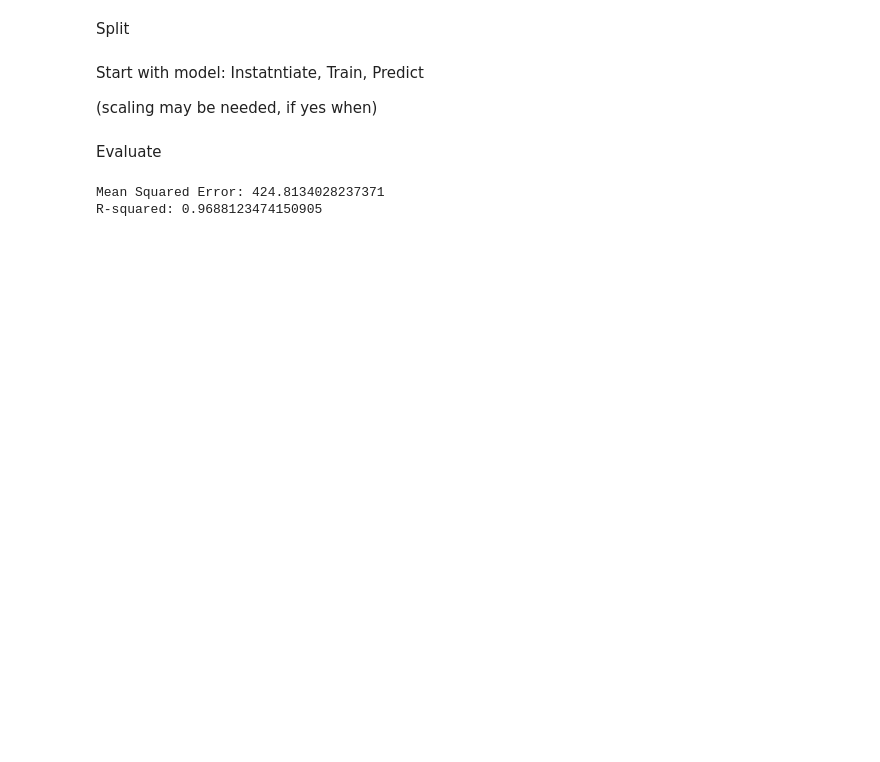
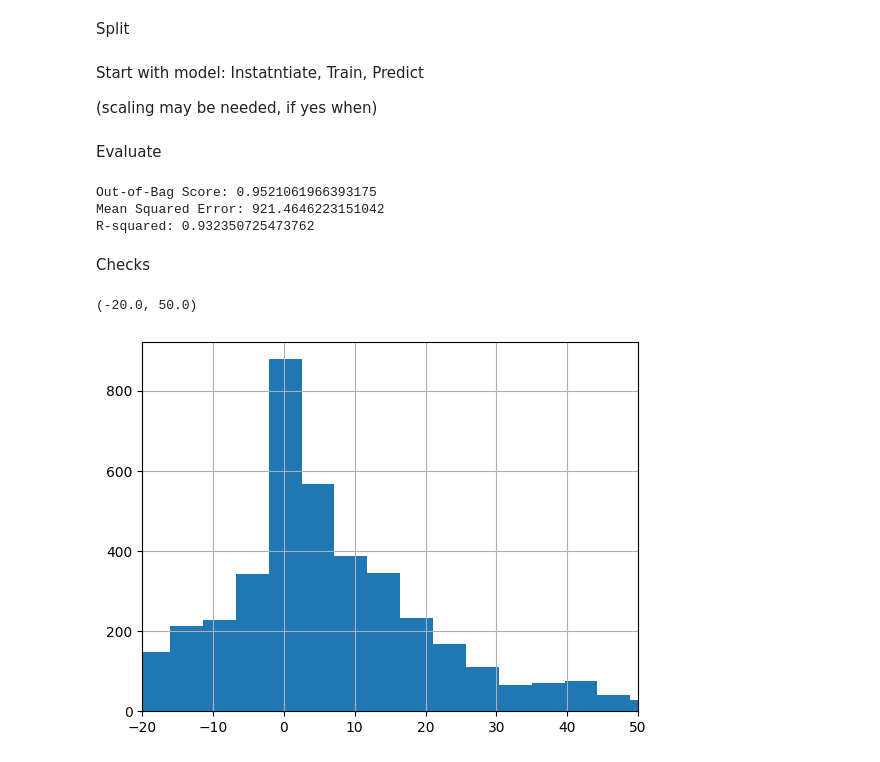
Before and after one commit to carn51/Assignment-1, a Jupyter notebook: host_reg.ipynb, the cells around one changed output. Saved outputs shown, nothing was run; the diff lists cells and outputs as text; code cells hidden in the pictures; blank space fills up the shorter version.

```diff
--- a/host_reg.ipynb
+++ b/host_reg.ipynb
@@ -399,8 +399,9 @@ from sklearn.ensemble import RandomForestRegressor
 
 rf_reg = RandomForestRegressor(
     n_estimators=100,
-    random_state=42,
-    oob_score=True)
+    random_state=23,
+    oob_score=True,
+    max_depth = 10)
 
 rf_reg.fit(X_train, y_train)
 y_pred = rf_reg.predict(X_test)
@@ -408,6 +409,8 @@ y_pred = rf_reg.predict(X_test)
 Evaluate
 # %%
 from sklearn.metrics import mean_squared_error, r2_score
+
+print("Out-of-Bag Score:", rf_reg.oob_score_)
 
 mse = mean_squared_error(y_test, y_pred)
 print("Mean Squared Error:", mse)
@@ -415,5 +418,14 @@ print("Mean Squared Error:", mse)
 r2 = r2_score(y_test, y_pred)
 print("R-squared:", r2)
 # %% [output]
-Mean Squared Error: 424.8134028237371
-R-squared: 0.9688123474150905
+Out-of-Bag Score: 0.9521061966393175
+Mean Squared Error: 921.4646223151042
+R-squared: 0.932350725473762
+# %% [markdown]
+Checks
+# %%
+(y_pred-y_test).hist(bins=300)
+plt.xlim(-20, 50)
+# %% [output]
+(-20.0, 50.0)
+[figure, added]
```
Also changed, not shown: parts of 2 cells of this notebook.
